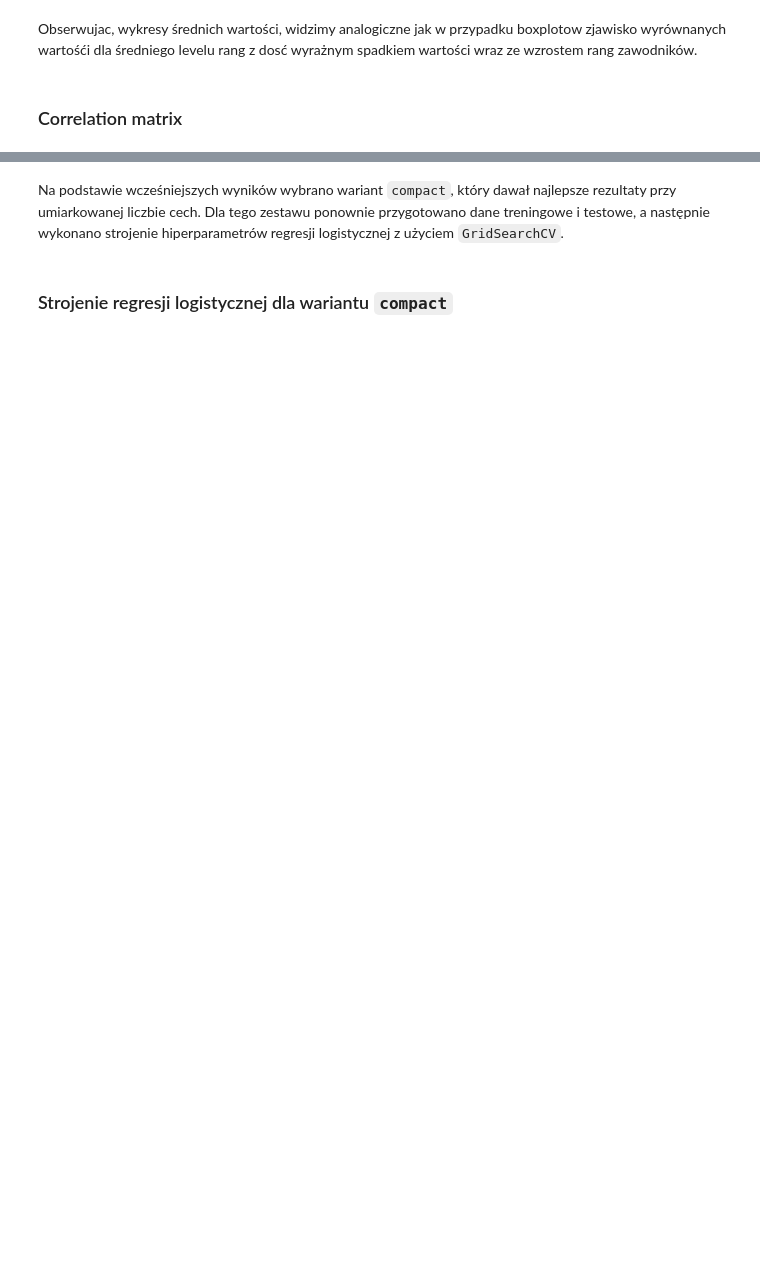
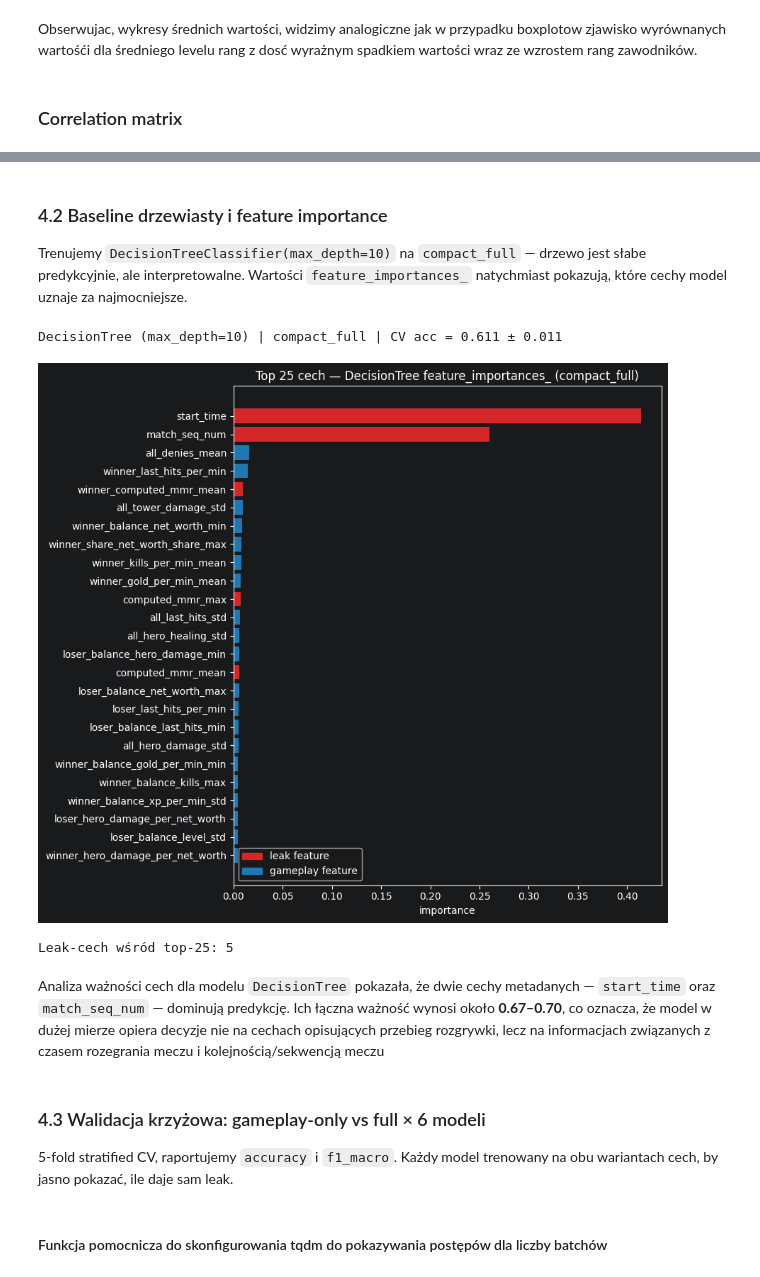
Before and after one commit to dmarek03/SwSI, a Jupyter notebook: project_files/dota_rank_classifier.ipynb, the cells around one changed output, grey strips where cells are left out. Saved outputs shown, nothing was run; the diff lists cells and outputs as text; code cells hidden in the pictures; blank space fills up the shorter version.

```diff
--- a/project_files/dota_rank_classifier.ipynb
+++ b/project_files/dota_rank_classifier.ipynb
@@ -996,17 +1007,56 @@ cv_results_df
 # %% [markdown]
-Na podstawie wcześniejszych wyników wybrano wariant `compact`, który dawał najlepsze rezultaty przy umiarkowanej liczbie cech.
-Dla tego zestawu ponownie przygotowano dane treningowe i testowe, a następnie wykonano strojenie hiperparametrów regresji logistycznej z użyciem `GridSearchCV`.
+### 4.2 Baseline drzewiasty i feature importance
+
+Trenujemy `DecisionTreeClassifier(max_depth=10)` na `compact_full` — drzewo jest słabe
+predykcyjnie, ale interpretowalne. Wartości `feature_importances_` natychmiast pokazują,
+które cechy model uznaje za najmocniejsze.
 # %%
-train_df = build_match_features(players_df=train_players_df, feature_set="compact")
-test_df = build_match_features(players_df=test_players_df, feature_set="compact")
+cv5 = StratifiedKFold(n_splits=5, shuffle=True, random_state=RANDOM_STATE)
 
-train_df_reduced, dropped_corr_cols = drop_high_corr_features(train_df, threshold=0.95)
-test_df_reduced = test_df.drop(columns=dropped_corr_cols, errors="ignore")
+X_train_full = prepared["compact_full"]["X_train"]
+y_train = prepared["compact_full"]["y_train"]
 
-X_train = train_df_reduced.drop(columns=["match_id", "tier"])
-y_train = train_df_reduced["tier"]
+dt_pipe = Pipeline([
+    ("imputer", SimpleImputer(strategy="median")),
+    ("clf", DecisionTreeClassifier(max_depth=10, random_state=RANDOM_STATE)),
+])
+dt_scores = cross_val_score(dt_pipe, X_train_full, y_train, cv=cv5, scoring="accuracy", n_jobs=-1)
+print(f"DecisionTree (max_depth=10) | compact_full | CV acc = "
+      f"{dt_scores.mean():.3f} ± {dt_scores.std():.3f}")
 
-X_test = test_df_reduced.drop(columns=["match_id", "tier"], errors="ignore")
-X_test = X_test.reindex(columns=X_train.columns)
+
+dt_pipe.fit(X_train_full, y_train)
+fi = pd.Series(
+    dt_pipe.named_steps["clf"].feature_importances_,
+    index=X_train_full.columns,
+).sort_values(ascending=False)
+
+top_n = 25
+fig, ax = plt.subplots(figsize=(9, 8))
+top_fi = fi.head(top_n)[::-1]
+colors = ["#d62728" if c in ALL_LEAK_COLS or c.endswith("_leak") else "#1f77b4"
+          for c in top_fi.index]
+ax.barh(top_fi.index, top_fi.values, color=colors)
+ax.set_title(f"Top {top_n} cech — DecisionTree feature_importances_ (compact_full)")
+ax.set_xlabel("importance")
+ax.legend(handles=[
+    plt.Rectangle((0, 0), 1, 1, color="#d62728", label="leak feature"),
+    plt.Rectangle((0, 0), 1, 1, color="#1f77b4", label="gameplay feature"),
+])
+plt.tight_layout()
+plt.show()
+
+print(f"\nLeak-cech wśród top-25: {sum(1 for c in fi.head(25).index if c in ALL_LEAK_COLS or c.endswith('_leak'))}")
+# %% [output]
+DecisionTree (max_depth=10) | compact_full | CV acc = 0.611 ± 0.011
+[figure, added]
+Leak-cech wśród top-25: 5
+# %% [markdown]
+Analiza ważności cech dla modelu `DecisionTree` pokazała, że dwie cechy metadanych — `start_time` oraz `match_seq_num` — dominują predykcję. Ich łączna ważność wynosi około **0.67–0.70**, co oznacza, że model w dużej mierze opiera decyzje nie na cechach opisujących przebieg rozgrywki, lecz na informacjach związanych z czasem rozegrania meczu i kolejnością/sekwencją meczu
 # %% [markdown]
-### Strojenie regresji logistycznej dla wariantu `compact`
+### 4.3 Walidacja krzyżowa: gameplay-only vs full × 6 modeli
+
+5-fold stratified CV, raportujemy `accuracy` i `f1_macro`. Każdy model trenowany na obu
+wariantach cech, by jasno pokazać, ile daje sam leak.
+# %% [markdown]
+#### Funkcja pomocnicza do skonfigurowania tqdm do pokazywania postępów dla liczby batchów
```
Also changed, not shown: parts of 37 cells of this notebook.
